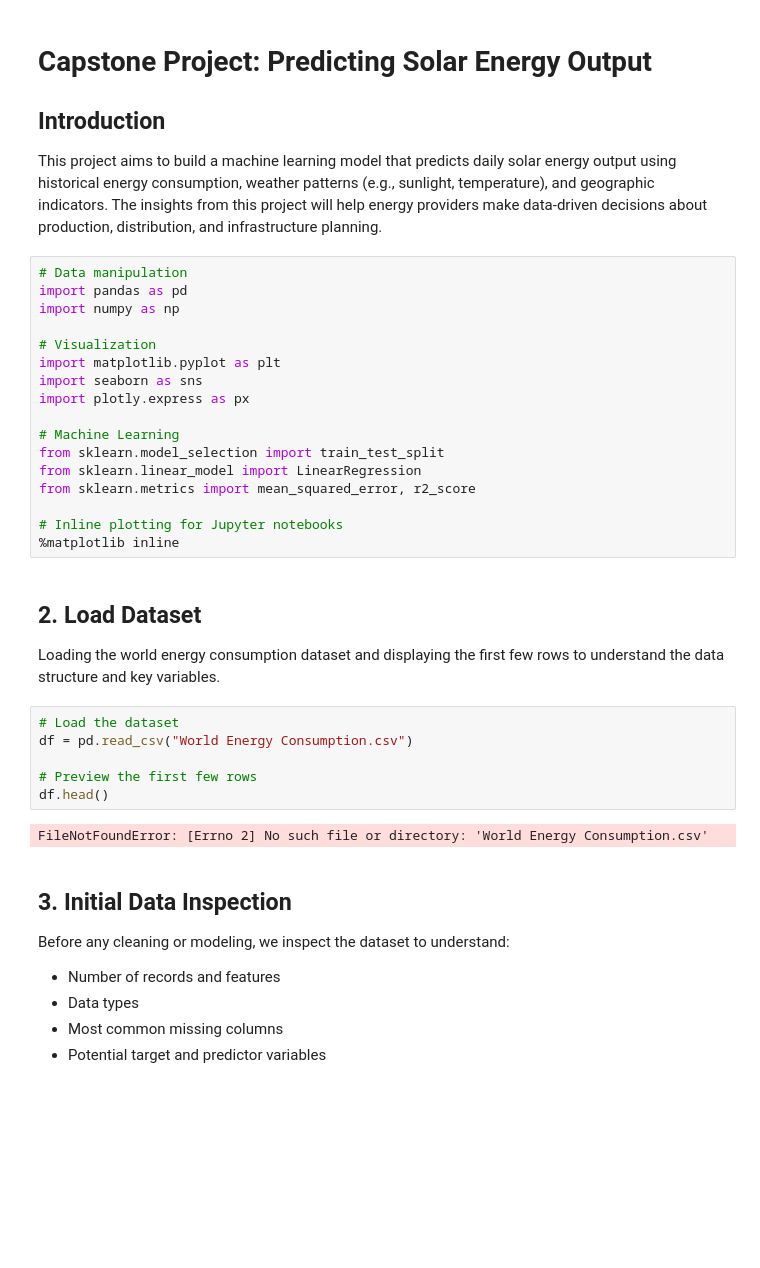
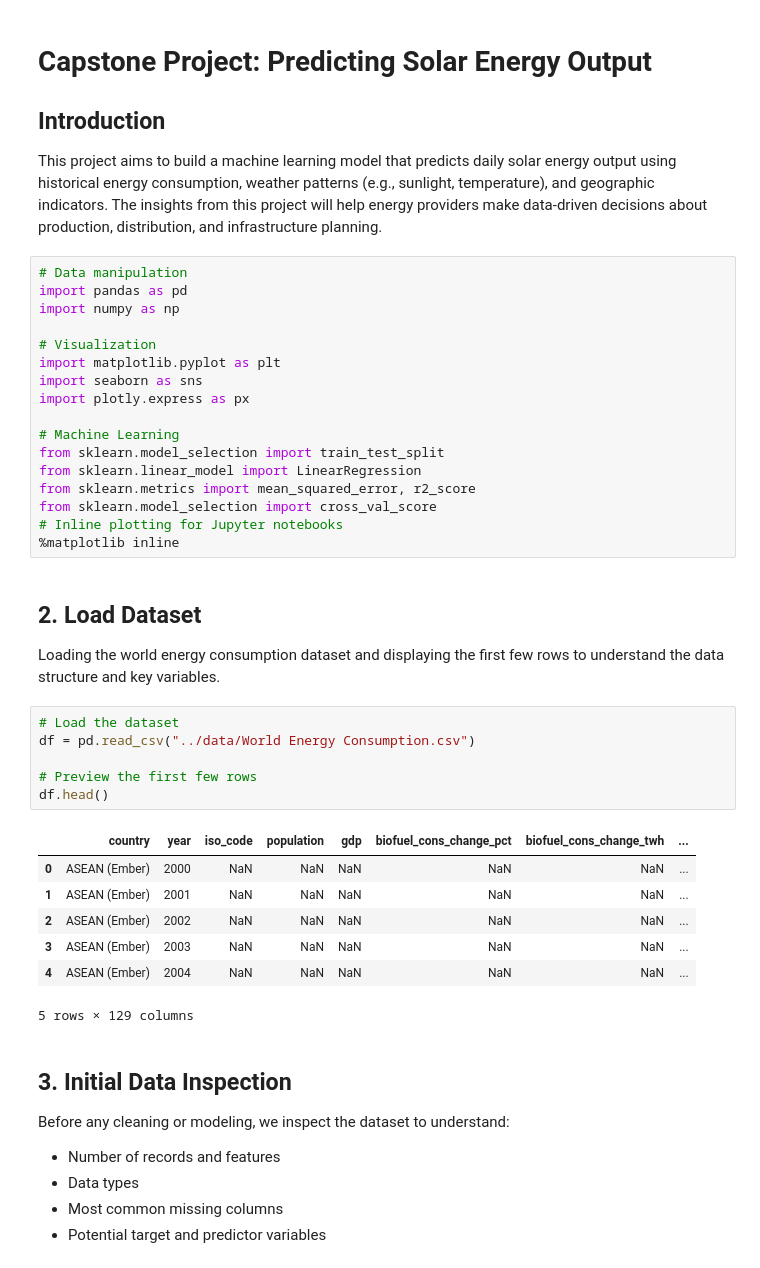
Before and after one commit to mjmustaf/energy-forecast-capstone, a Jupyter notebook: notebooks/01_eda_modeling_template.ipynb, the cells around one changed output. Drawn from its saved outputs; the diff is of its cells as text; blank space fills up the shorter version.

```diff
--- a/notebooks/01_eda_modeling_template.ipynb
+++ b/notebooks/01_eda_modeling_template.ipynb
@@ -18,7 +18,7 @@ import plotly.express as px
 from sklearn.model_selection import train_test_split
 from sklearn.linear_model import LinearRegression
 from sklearn.metrics import mean_squared_error, r2_score
-
+from sklearn.model_selection import cross_val_score
 # Inline plotting for Jupyter notebooks
 %matplotlib inline
 # %% [markdown]
@@ -27,12 +27,18 @@ from sklearn.metrics import mean_squared_error, r2_score
 Loading the world energy consumption dataset and displaying the first few rows to understand the data structure and key variables.
 # %%
 # Load the dataset
-df = pd.read_csv("World Energy Consumption.csv")
+df = pd.read_csv("../data/World Energy Consumption.csv")
 
 # Preview the first few rows
 df.head()
 # %% [output]
+|  | country | year | iso_code | population | gdp | biofuel_cons_change_pct | biofuel_cons_change_twh | ... |
+| 0 | ASEAN (Ember) | 2000 | NaN | NaN | NaN | NaN | NaN | ... |
+| 1 | ASEAN (Ember) | 2001 | NaN | NaN | NaN | NaN | NaN | ... |
+| 2 | ASEAN (Ember) | 2002 | NaN | NaN | NaN | NaN | NaN | ... |
+| 3 | ASEAN (Ember) | 2003 | NaN | NaN | NaN | NaN | NaN | ... |
+| 4 | ASEAN (Ember) | 2004 | NaN | NaN | NaN | NaN | NaN | ... |
-FileNotFoundError: [Errno 2] No such file or directory: 'World Energy Consumption.csv'
+5 rows × 129 columns
 # %% [markdown]
 ## 3. Initial Data Inspection
 
```
Also changed, not shown: parts of 1 cell of this notebook, 1 other file.
